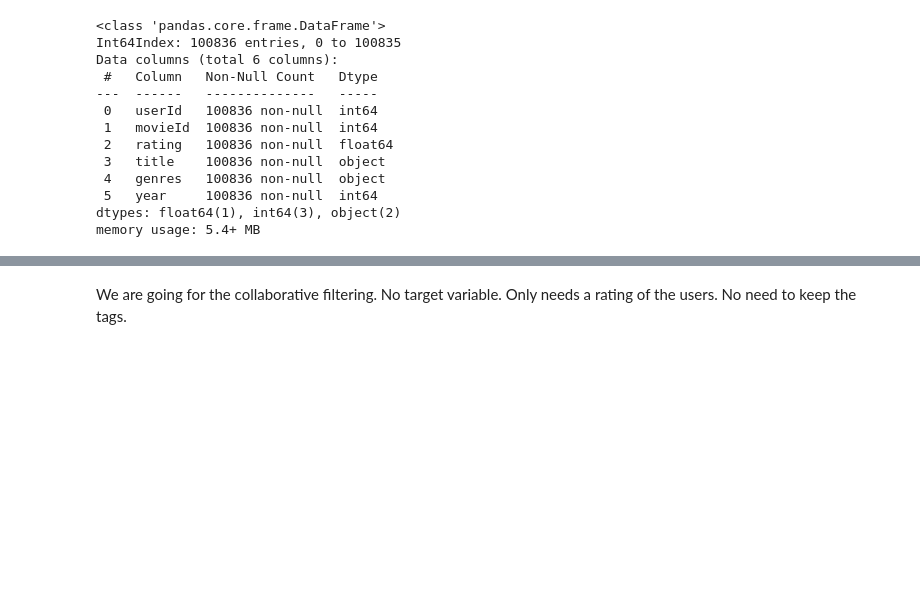
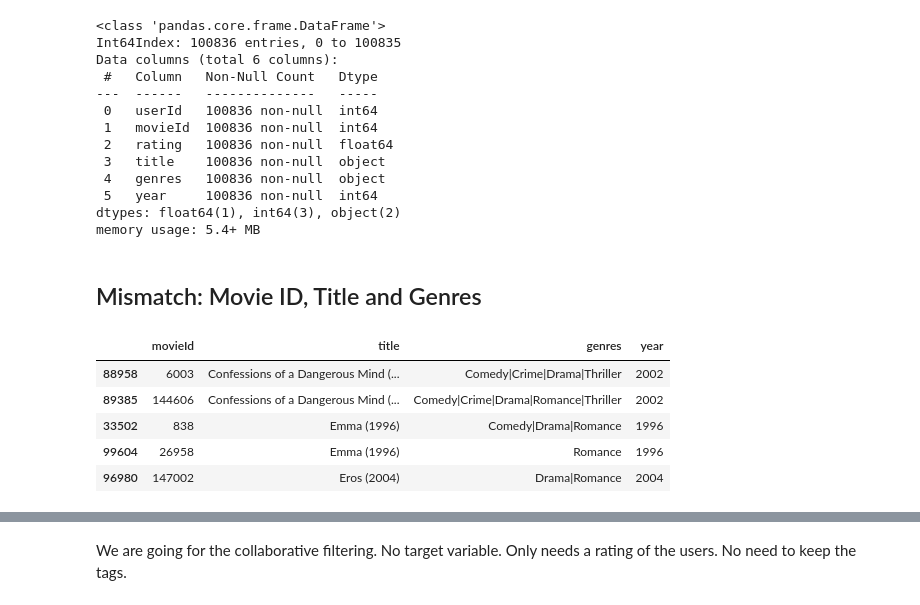
Before and after one commit to athoynilimanew/MovieRecommendation, a Jupyter notebook: Notebooks/SmallDataSet_Notebooks/Cleaned_dataset.ipynb, the cells around one changed output, grey strips where cells are left out. Saved outputs shown, nothing was run; the diff lists cells and outputs as text; code cells hidden in the pictures; blank space fills up the shorter version.

```diff
--- a/Notebooks/SmallDataSet_Notebooks/Cleaned_dataset.ipynb
+++ b/Notebooks/SmallDataSet_Notebooks/Cleaned_dataset.ipynb
@@ -5,6 +5,6 @@ import seaborn as sns
 import matplotlib.pylab as plt
 %matplotlib inline
 # %%
-df = pd.read_csv("PreprocessedData_ml_latest_small.csv", index_col = 0)
+df = pd.read_csv("../../Data/ml-latest-small/PreprocessedData_ml_latest_small.csv", index_col = 0)
 # %%
 df.head()
@@ -50,5 +63,5 @@ df.head()
 | 4 | 17 | 1 | 4.5 | Toy Story (1995) | Adventure|Animation|Children|Come... | 1995 |
 # %%
 #removing the year and paranthese from the tilte column
-df["title"] = df["title"].str.replace("(\(.*?\))", "").str.strip()
-df.head()
+#df["title"] = df["title"].str.replace("(\(.*?\))", "").str.strip()
+#df.head()
@@ -116,3 +135,5 @@ Data columns (total 6 columns):
  5   year     100836 non-null  int64
 dtypes: float64(1), int64(3), object(2)
 memory usage: 5.4+ MB
+# %% [markdown]
+## Mismatch: Movie ID, Title and Genres
@@ -118,0 +154,10 @@ memory usage: 5.4+ MB
+# %%
+check_mistmatch=Mismatch_movieId_Title_genres(df)
+check_mistmatch.head()
+# %% [output]
+|  | movieId | title | genres | year |
+| 88958 | 6003 | Confessions of a Dangerous Mind (... | Comedy|Crime|Drama|Thriller | 2002 |
+| 89385 | 144606 | Confessions of a Dangerous Mind (... | Comedy|Crime|Drama|Romance|Thriller | 2002 |
+| 33502 | 838 | Emma (1996) | Comedy|Drama|Romance | 1996 |
+| 99604 | 26958 | Emma (1996) | Romance | 1996 |
+| 96980 | 147002 | Eros (2004) | Drama|Romance | 2004 |
```
Also changed, not shown: parts of 24 cells of this notebook, 1 other file.
